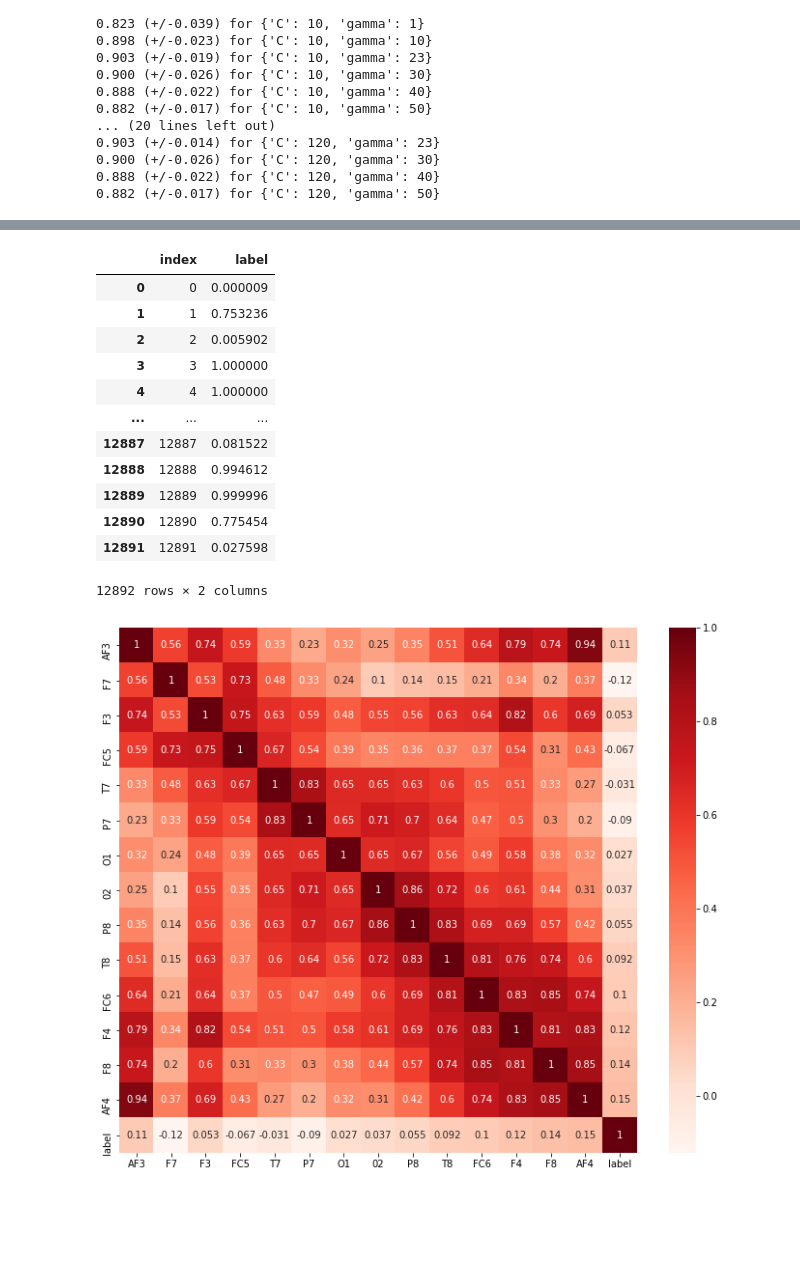
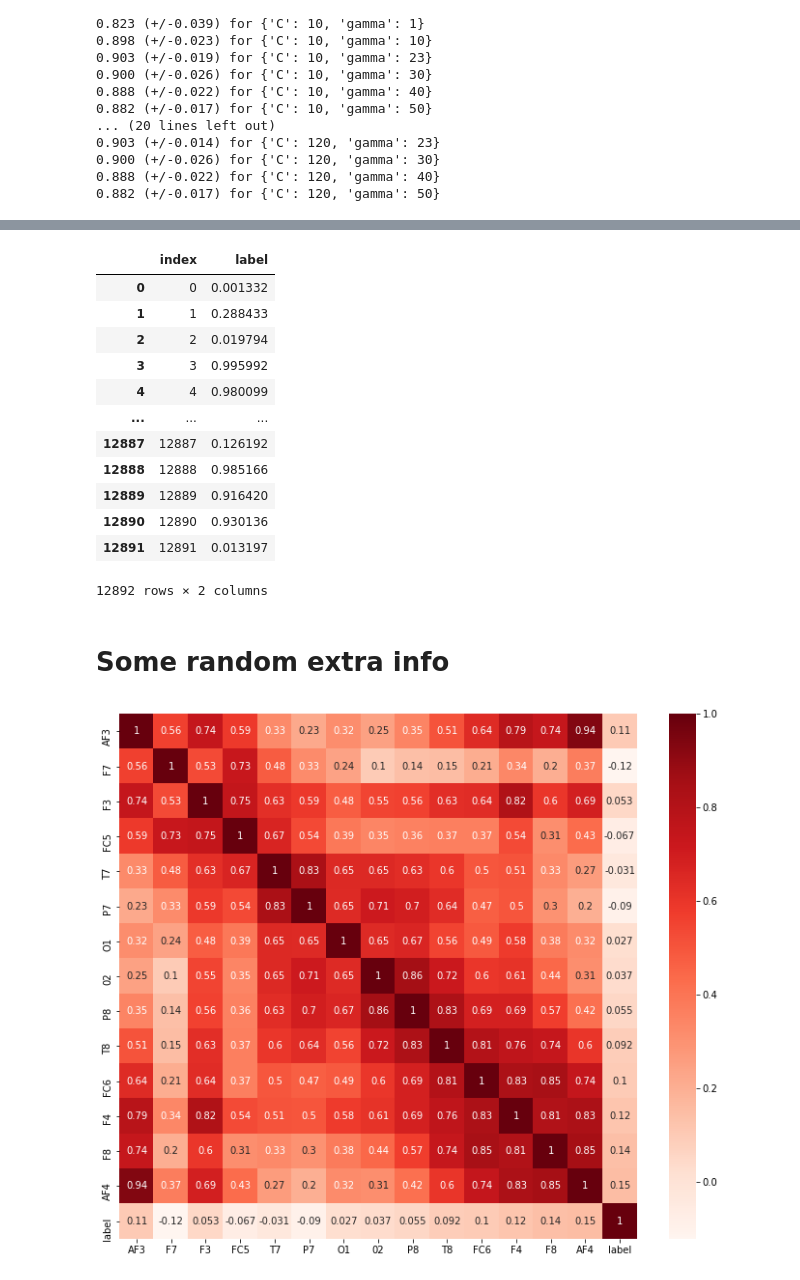
Before and after one commit to CallensToon/Machine_Learning_course_UGent_D012554_kaggle, a Jupyter notebook: Eye blinking prediction.ipynb, the cells around one changed output, grey strips where cells are left out. Drawn from its saved outputs; the diff is of its cells as text; code cells hidden in the pictures; blank space fills up the shorter version.

```diff
--- a/Eye blinking prediction.ipynb
+++ b/Eye blinking prediction.ipynb
@@ -215,8 +369,8 @@ X_test_stand_nooutliers = pd.DataFrame(scaler.transform(X_test),columns=X_test.c
 from sklearn.svm import SVC
 from sklearn.model_selection import cross_val_score
 
-model2 = SVC(C=10, gamma=23, probability=True)
-score_auc = cross_val_score(model2, X_train_stand_nooutliers, y_train_nooutliers, scoring='roc_auc', cv=10).mean()
+model = SVC(C=10, gamma=23, probability=True)
+score_auc = cross_val_score(model, X_train_stand_nooutliers, y_train_nooutliers, scoring='roc_auc', cv=10).mean()
 
 print(score_auc)
 # %% [output]
@@ -227,7 +381,7 @@ from sklearn.model_selection import GridSearchCV
 search_space = [1,10,50,70,100,120]
 search_gamma = [1,10,23,30,40,50]
 params = dict(C=search_space, gamma=search_gamma)
-grid_search = GridSearchCV(model2, param_grid=params, iid=False)
+grid_search = GridSearchCV(model, param_grid=params, iid=False)
 
 grid_search.fit(X_train_stand_nooutliers, y_train_nooutliers)
 
@@ -255,7 +409,5 @@ for mean_score, std, params in zip(means, stds, grid_search.cv_results_['params'
 0.888 (+/-0.022) for {'C': 120, 'gamma': 40}
 0.882 (+/-0.017) for {'C': 120, 'gamma': 50}
 # %%
-from sklearn.svm import SVC
-
-model2 = SVC(kernel='linear',C=70, probability=True)
-toon = model2.fit(X_train_stand_nooutliers,y_train_nooutliers)
+model = SVC(C=10, gamma=23, probability=True)
+model.fit(X_train_stand_nooutliers, y_train_nooutliers)
@@ -272,0 +419,3 @@ array([[9.99991026e-01, 8.97394286e-06],
+# %%
+predictions = model.predict_proba(X_test_stand)
+predictions
@@ -273,21 +430,21 @@ array([[9.99991026e-01, 8.97394286e-06],
 # %%
-example2 = pd.DataFrame()
-example2['index'] = testset['index']
-example2['label'] = predictions2[:,1]
-example2
+results = pd.DataFrame()
+results['index'] = testset['index']
+results['label'] = predictions[:,1]
+results
 # %% [output]
 |  | index | label |
-| 0 | 0 | 0.000009 |
-| 1 | 1 | 0.753236 |
-| 2 | 2 | 0.005902 |
-| 3 | 3 | 1.000000 |
-| 4 | 4 | 1.000000 |
+| 0 | 0 | 0.001332 |
+| 1 | 1 | 0.288433 |
+| 2 | 2 | 0.019794 |
+| 3 | 3 | 0.995992 |
+| 4 | 4 | 0.980099 |
 | ... | ... | ... |
-| 12887 | 12887 | 0.081522 |
-| 12888 | 12888 | 0.994612 |
-| 12889 | 12889 | 0.999996 |
-| 12890 | 12890 | 0.775454 |
-| 12891 | 12891 | 0.027598 |
+| 12887 | 12887 | 0.126192 |
+| 12888 | 12888 | 0.985166 |
+| 12889 | 12889 | 0.916420 |
+| 12890 | 12890 | 0.930136 |
+| 12891 | 12891 | 0.013197 |
 12892 rows × 2 columns
 # %%
 filename = "my_prediction_results.csv"
@@ -297,3 +454,5 @@ example2.to_csv(filename,index=False)
+# %% [markdown]
+# **Some random extra info**
 # %%
 trainset2 = pd.read_csv("https://raw.githubusercontent.com/sdgroeve/Machine_Learning_course_UGent_D012554_kaggle/master/eeg_train.csv")
 
```
Also changed, not shown: parts of 24 cells of this notebook.
